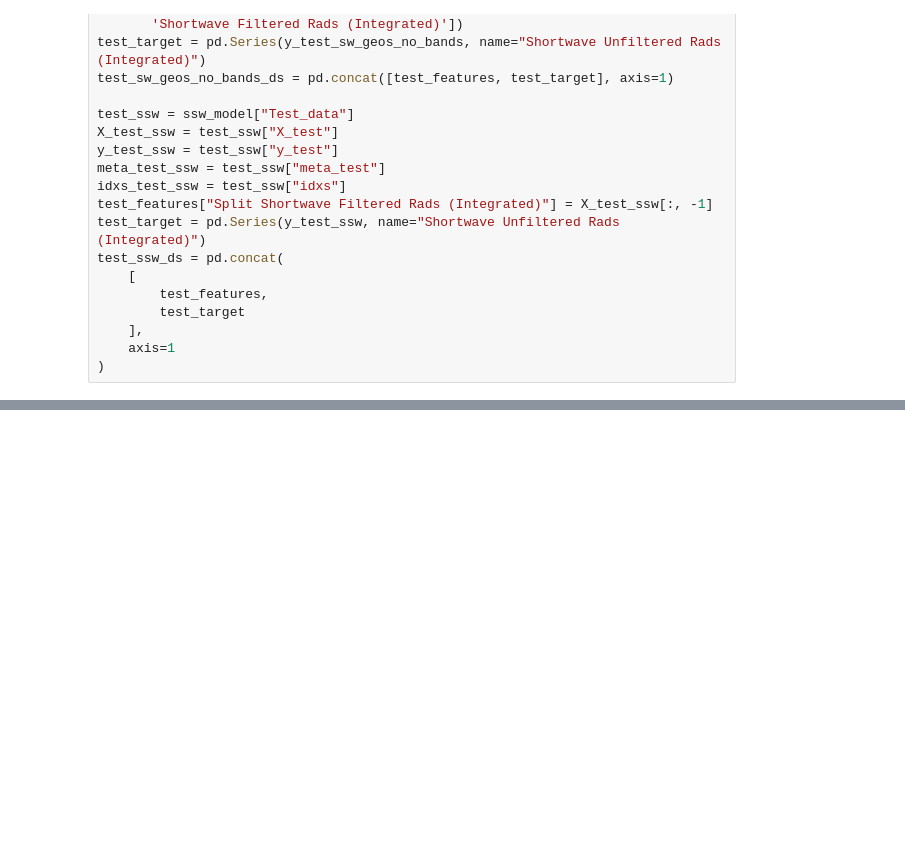
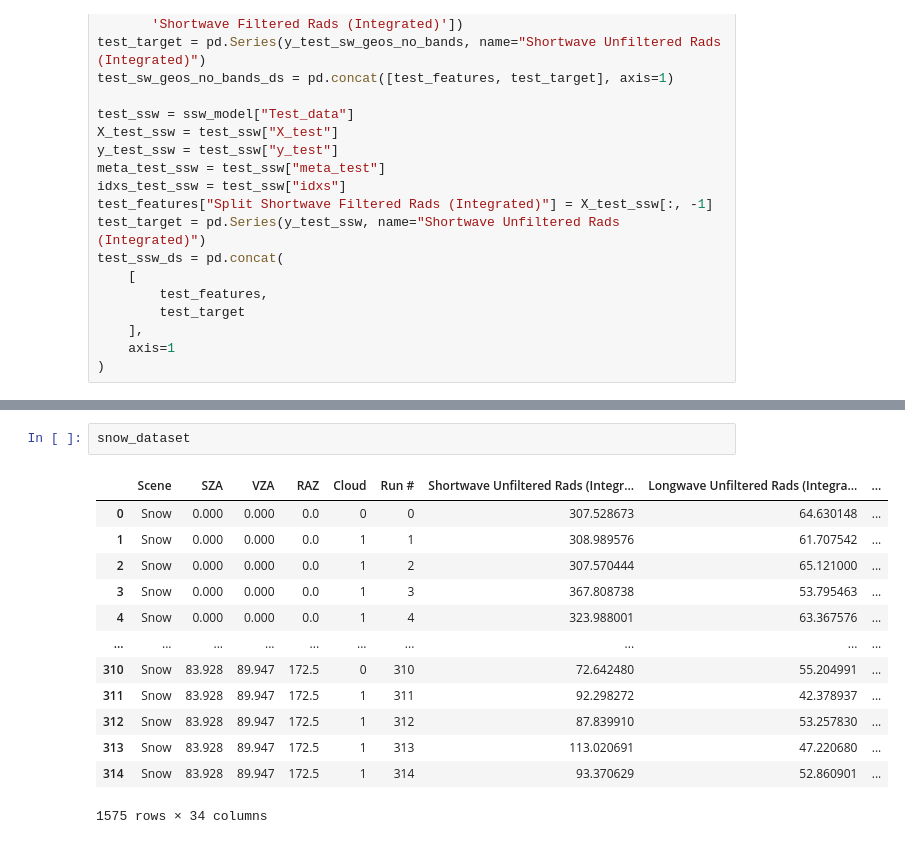
Before and after one commit to LASP-Libera/libera_unfiltering, a Jupyter notebook: nb_pt1.ipynb, the cells around one changed output, grey strips where cells are left out. Cells and saved outputs as stored; diff of their text form; blank space fills up the shorter version.

```diff
--- a/nb_pt1.ipynb
+++ b/nb_pt1.ipynb
@@ -2988,0 +3686,16 @@ Land - Binned Fit:
+# %%
+snow_dataset
+# %% [output]
+|  | Scene | SZA | VZA | RAZ | Cloud | Run # | Shortwave Unfiltered Rads (Integr... | Longwave Unfiltered Rads (Integra... | ... |
+| 0 | Snow | 0.000 | 0.000 | 0.0 | 0 | 0 | 307.528673 | 64.630148 | ... |
+| 1 | Snow | 0.000 | 0.000 | 0.0 | 1 | 1 | 308.989576 | 61.707542 | ... |
+| 2 | Snow | 0.000 | 0.000 | 0.0 | 1 | 2 | 307.570444 | 65.121000 | ... |
+| 3 | Snow | 0.000 | 0.000 | 0.0 | 1 | 3 | 367.808738 | 53.795463 | ... |
+| 4 | Snow | 0.000 | 0.000 | 0.0 | 1 | 4 | 323.988001 | 63.367576 | ... |
+| ... | ... | ... | ... | ... | ... | ... | ... | ... | ... |
+| 310 | Snow | 83.928 | 89.947 | 172.5 | 0 | 310 | 72.642480 | 55.204991 | ... |
+| 311 | Snow | 83.928 | 89.947 | 172.5 | 1 | 311 | 92.298272 | 42.378937 | ... |
+| 312 | Snow | 83.928 | 89.947 | 172.5 | 1 | 312 | 87.839910 | 53.257830 | ... |
+| 313 | Snow | 83.928 | 89.947 | 172.5 | 1 | 313 | 113.020691 | 47.220680 | ... |
+| 314 | Snow | 83.928 | 89.947 | 172.5 | 1 | 314 | 93.370629 | 52.860901 | ... |
+1575 rows × 34 columns
```
Also changed, not shown: parts of 41 cells of this notebook, 15 other files.
